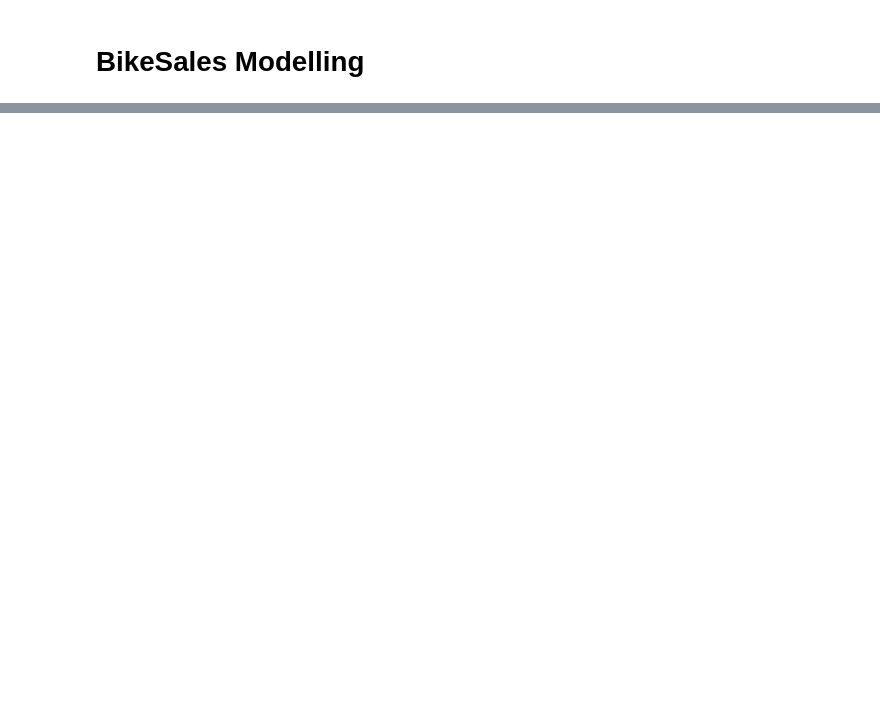
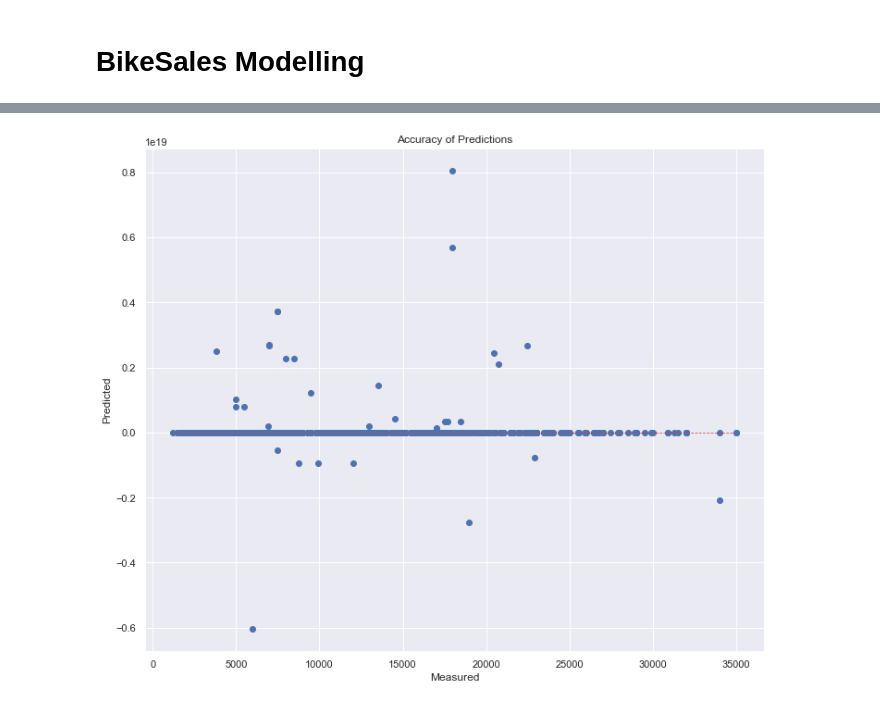
Before and after one commit to beaubellamy/BikeSales, a Jupyter notebook: BikeSales Modelling.ipynb, the cells around one changed output, grey strips where cells are left out. Drawn from its saved outputs; the diff is of its cells as text; code cells hidden in the pictures; blank space fills up the shorter version.

Commit message:
updated modelling notebook

```diff
--- a/BikeSales Modelling.ipynb
+++ b/BikeSales Modelling.ipynb
@@ -205,0 +258,2 @@ RidgeCV 0.7237746949167747
+# %%
+run_model(sport_df, model_cols, sport_df[target])
@@ -205,0 +265,5 @@ RidgeCV 0.7237746949167747
+# %%
+model = RidgeCV(cv=5)
+
+#result = cross_val_score(model, scaleSport[model_cols], sport_df['Price'], cv=5, scoring='r2')
+result = cross_val_score(RidgeCV(cv=5), scaleSport[model_cols], sport_df['Price'], cv=5, scoring='r2')
@@ -205,0 +274,23 @@ RidgeCV 0.7237746949167747
+# %%
+
+def run_LinearModel(X_train, X_test, y_train, y_test):
+    model = LinearRegression()
+    model.fit(X_train, y_train)
+    pred = model.predict(X_test)
+
+    n, k = X_test.shape
+
+    r2 = model.score(X_train,y_train)
+    print ('Training: R2:',r2)
+    print ('Training: adjusted R2',adjusted_r2(r2, n, k))
+
+    r2 = model.score(X_test,y_test)
+    print ('Testing: R2:',r2)
+    print ('Testing: adjusted R2',adjusted_r2(r2, n, k))
+    print ('mean_squared_error:',mean_squared_error(y_test,pred))
+
+    return model, pred
+
+
+
+run_LinearModel(X_train, X_test, y_train, y_test)
@@ -205,0 +304,2 @@ RidgeCV 0.7237746949167747
+# %%
+sport_df['Predicted_Price'] = lin.predict(scaleSport[fit_features])
@@ -205,0 +316,13 @@ RidgeCV 0.7237746949167747
+# %%
+def plot_predictions(y_test,pred):
+    fig, ax = plt.subplots(figsize=(12,10))
+    ax.scatter(y_test,pred)
+    ax.plot([y_test.min(), y_test.max()], [y_test.min(), y_test.max()], 'r--', lw=0.8)
+    ax.set_xlabel('Measured');
+    ax.set_ylabel('Predicted');
+    ax.set_title('Accuracy of Predictions');
+    #ax.set_ylim(0,y_test.max());
+
+plot_predictions(sport_df['Price'],sport_df['Predicted_Price'])
+# %% [output]
+[figure, added]
```
Also changed, not shown: parts of 26 cells of this notebook, 1 other file.
